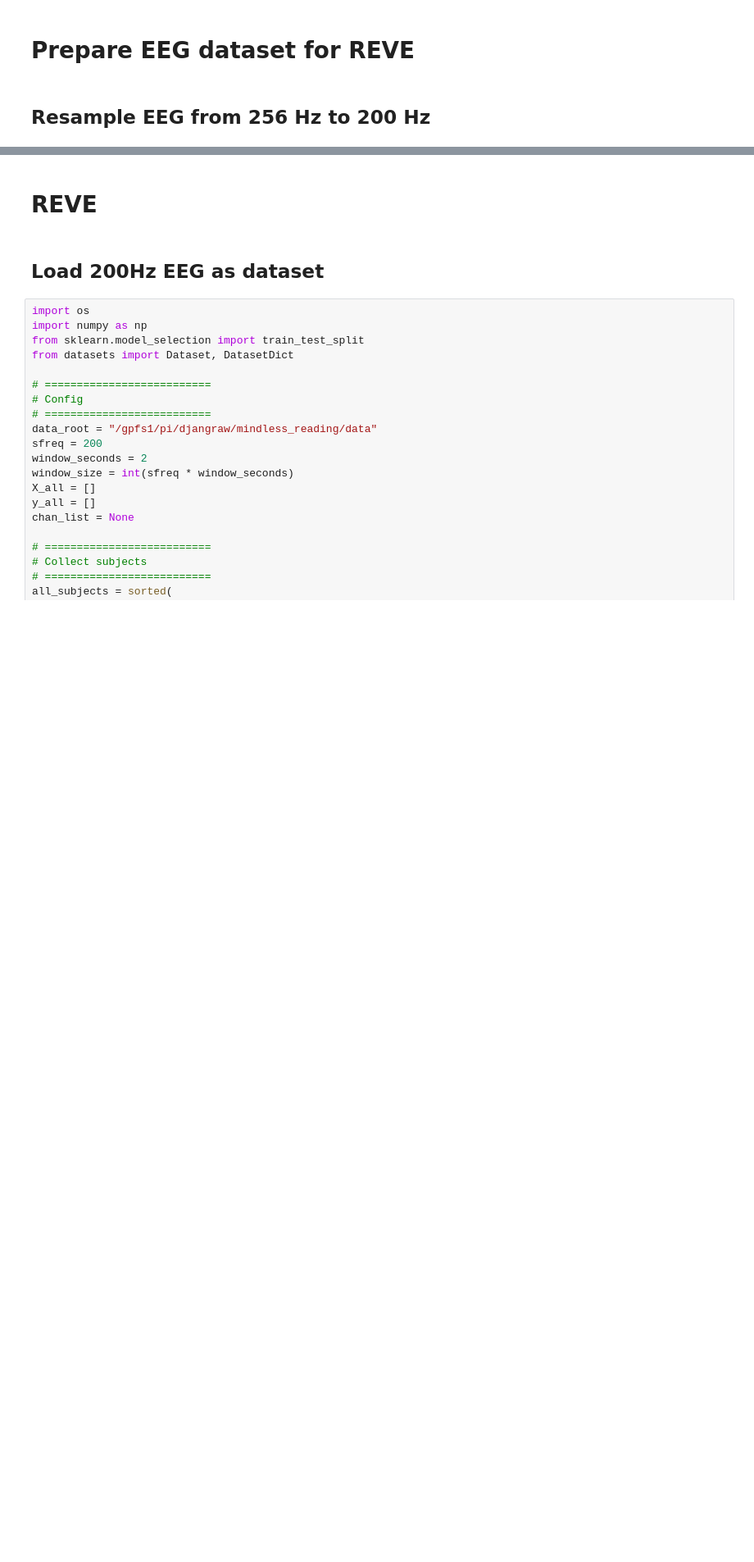
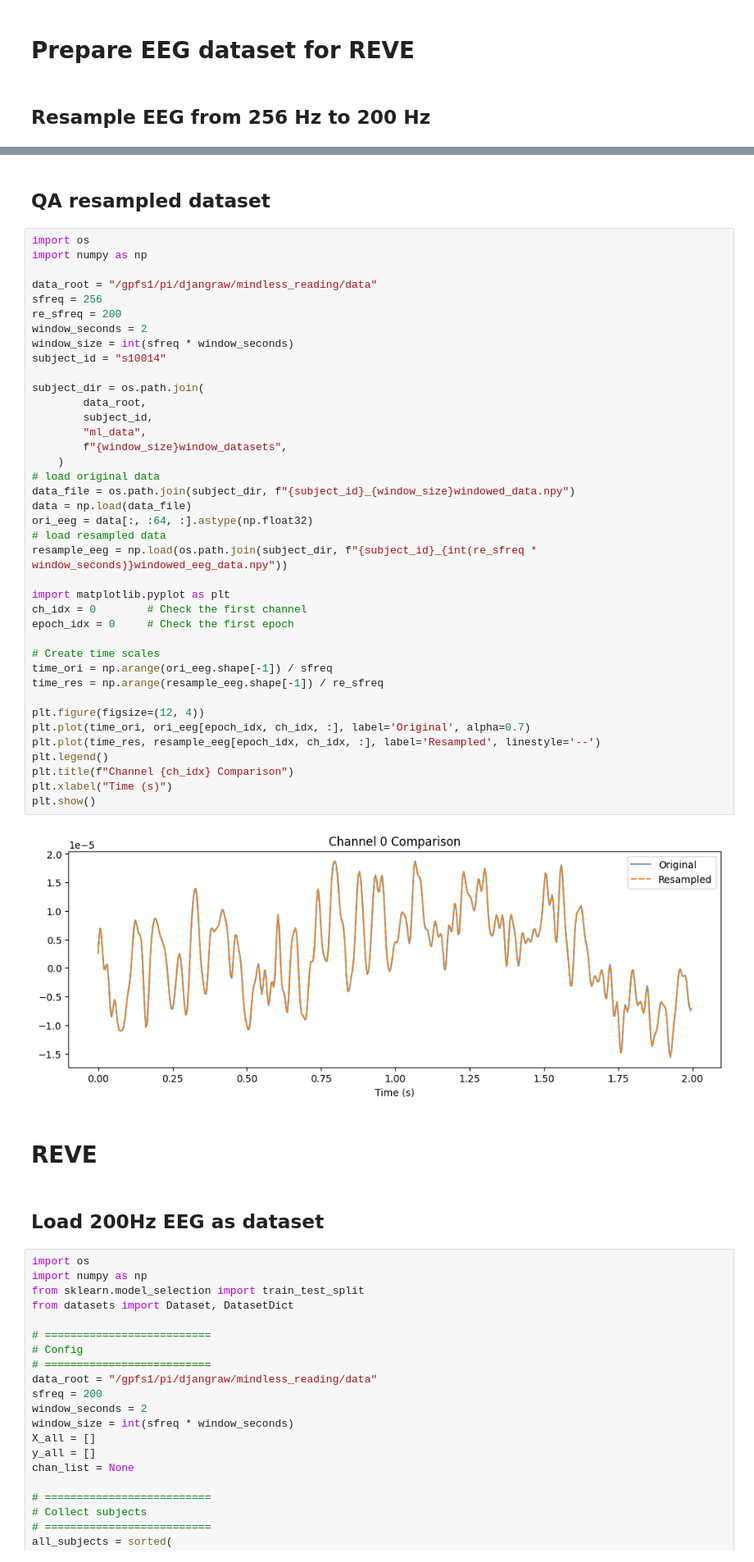
Before and after one commit to GlassBrainLab/roamm_ml, a Jupyter notebook: eegfm/reve_mw.ipynb, the cells around one changed output, grey strips where cells are left out. Shown at 82% size. Saved outputs shown, nothing was run; the diff lists cells and outputs as text; blank space fills up the shorter version.

```diff
--- a/eegfm/reve_mw.ipynb
+++ b/eegfm/reve_mw.ipynb
@@ -41,5 +46,48 @@ for subject_id in all_subjects:
 
     np.save(os.path.join(subject_dir, f"{subject_id}_{eeg_data.shape[-1]}windowed_eeg_data.npy"), eeg_data)
+# %% [markdown]
+## QA resampled dataset
+# %%
+import os
+import numpy as np
+
+data_root = "/gpfs1/pi/djangraw/mindless_reading/data"
+sfreq = 256
+re_sfreq = 200
+window_seconds = 2
+window_size = int(sfreq * window_seconds)
+subject_id = "s10014"
+
+subject_dir = os.path.join(
+        data_root,
+        subject_id,
+        "ml_data",
+        f"{window_size}window_datasets",
+    )
+# load original data
+data_file = os.path.join(subject_dir, f"{subject_id}_{window_size}windowed_data.npy")
+data = np.load(data_file)
+ori_eeg = data[:, :64, :].astype(np.float32)
+# load resampled data
+resample_eeg = np.load(os.path.join(subject_dir, f"{subject_id}_{int(re_sfreq * window_seconds)}windowed_eeg_data.npy"))
+
+import matplotlib.pyplot as plt
+ch_idx = 0        # Check the first channel
+epoch_idx = 0     # Check the first epoch
+
+# Create time scales
+time_ori = np.arange(ori_eeg.shape[-1]) / sfreq
+time_res = np.arange(resample_eeg.shape[-1]) / re_sfreq
+
+plt.figure(figsize=(12, 4))
+plt.plot(time_ori, ori_eeg[epoch_idx, ch_idx, :], label='Original', alpha=0.7)
+plt.plot(time_res, resample_eeg[epoch_idx, ch_idx, :], label='Resampled', linestyle='--')
+plt.legend()
+plt.title(f"Channel {ch_idx} Comparison")
+plt.xlabel("Time (s)")
+plt.show()
+# %% [output]
+[figure, added]
 # %% [markdown]
 # REVE
 # %% [markdown]
```
Also changed, not shown: parts of 4 cells of this notebook, 18 other files.
